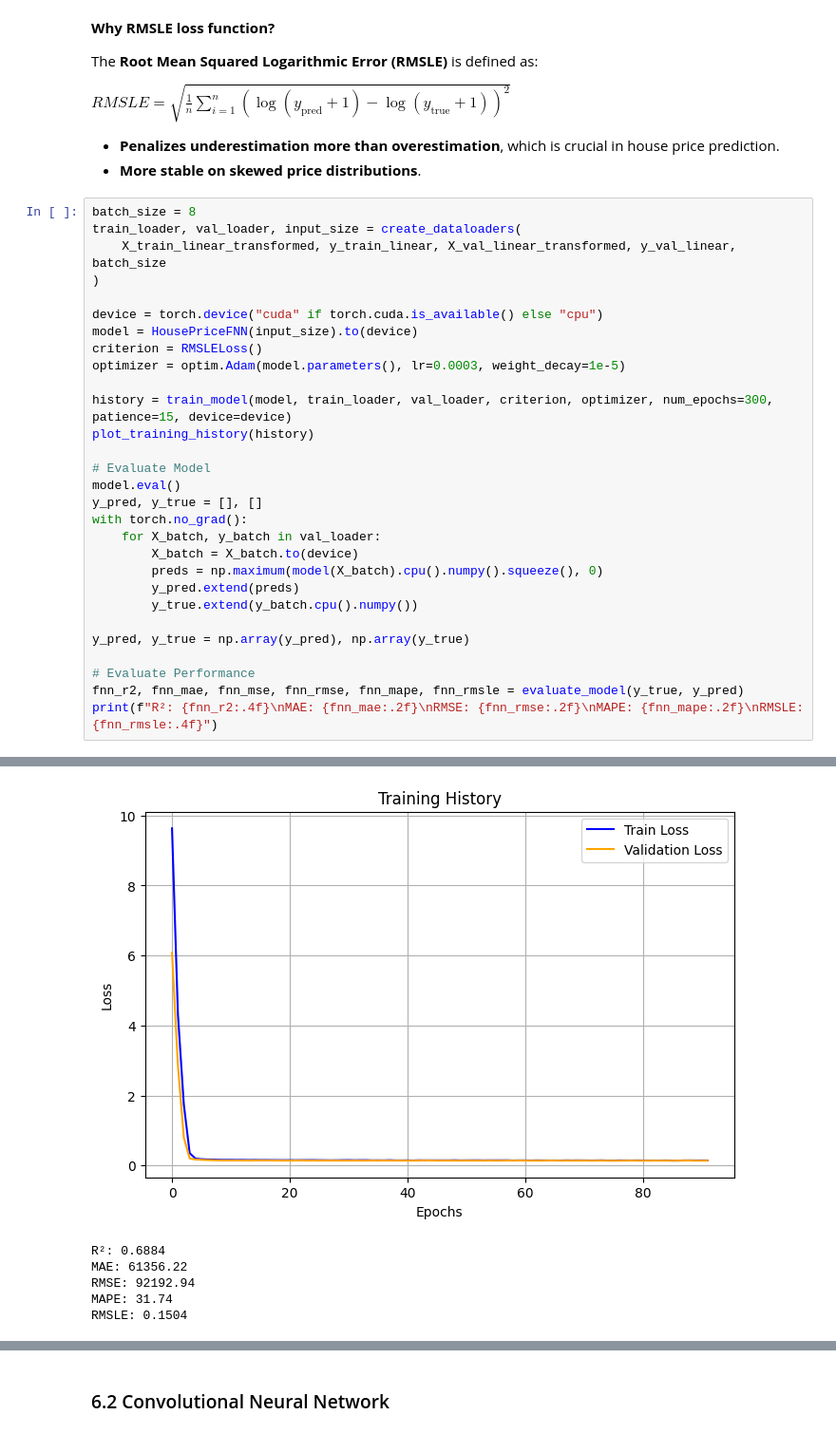
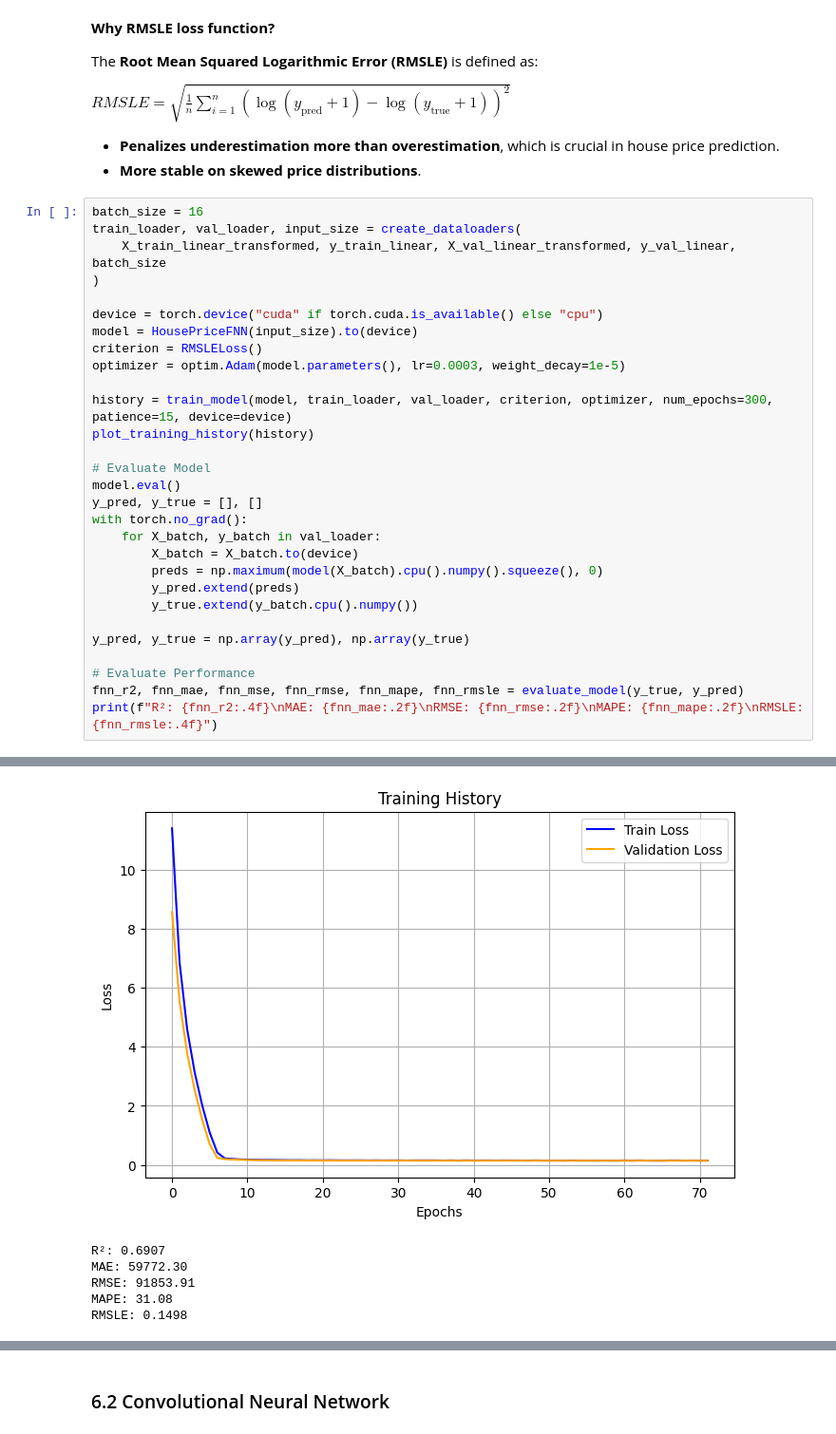
Before and after one commit to davydantoniuk/lublin-house-price-predict, a Jupyter notebook: price_prediction.ipynb, the cells around one changed output, grey strips where cells are left out. Shown at 95% size. Cells and saved outputs as stored; diff of their text form.

```diff
--- a/price_prediction.ipynb
+++ b/price_prediction.ipynb
@@ -2532,7 +2534,7 @@ $RMSLE = \sqrt{\frac{1}{n} \sum_{i=1}^{n} \left( \log(y_{\text{pred}} + 1) - \lo
 - **Penalizes underestimation more than overestimation**, which is crucial in house price prediction.
 - **More stable on skewed price distributions**.
 # %%
-batch_size = 8
+batch_size = 16
 train_loader, val_loader, input_size = create_dataloaders(
     X_train_linear_transformed, y_train_linear, X_val_linear_transformed, y_val_linear, batch_size
 )
@@ -2568,7 +2569,7 @@ Early stopping at epoch 92 | Best Val Loss: 0.1353
-[figure, old version]
+[figure, new version]
-R²: 0.6884
-MAE: 61356.22
-RMSE: 92192.94
-MAPE: 31.74
-RMSLE: 0.1504
+R²: 0.6907
+MAE: 59772.30
+RMSE: 91853.91
+MAPE: 31.08
+RMSLE: 0.1498
 # %% [markdown]
```
Also changed, not shown: parts of 26 cells of this notebook.
